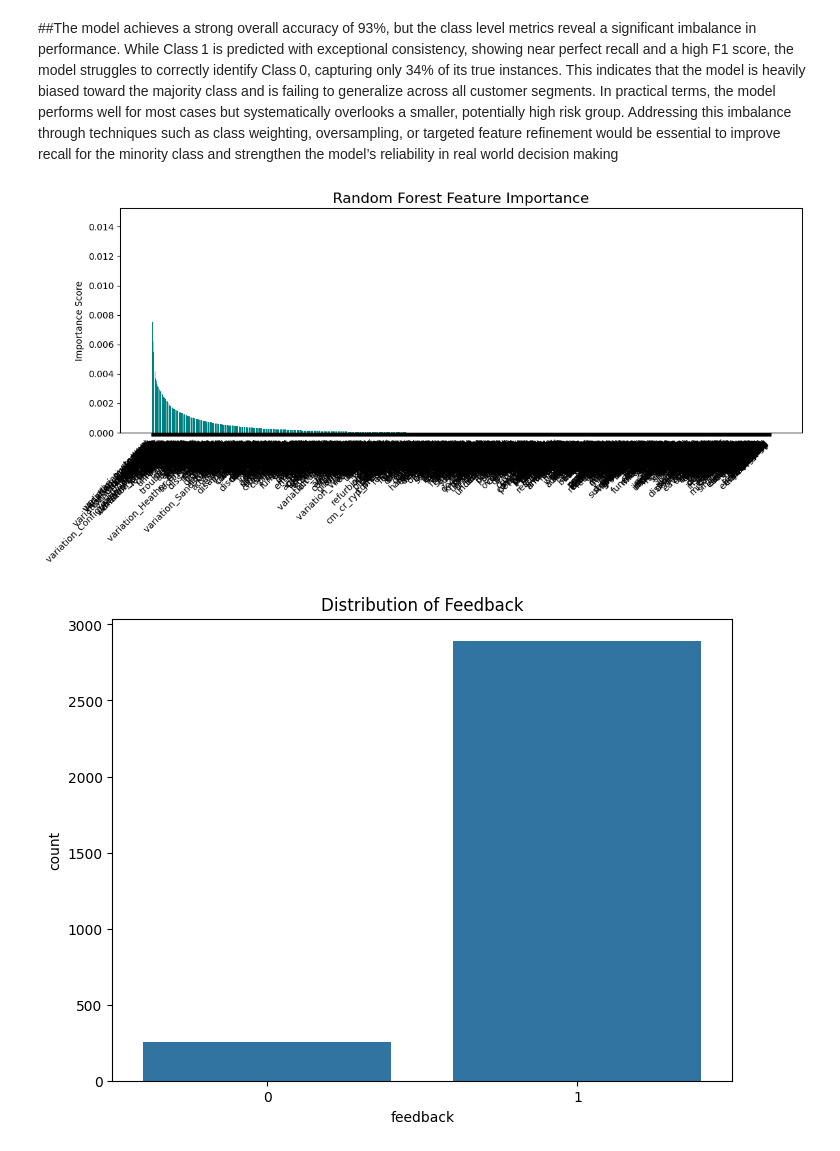
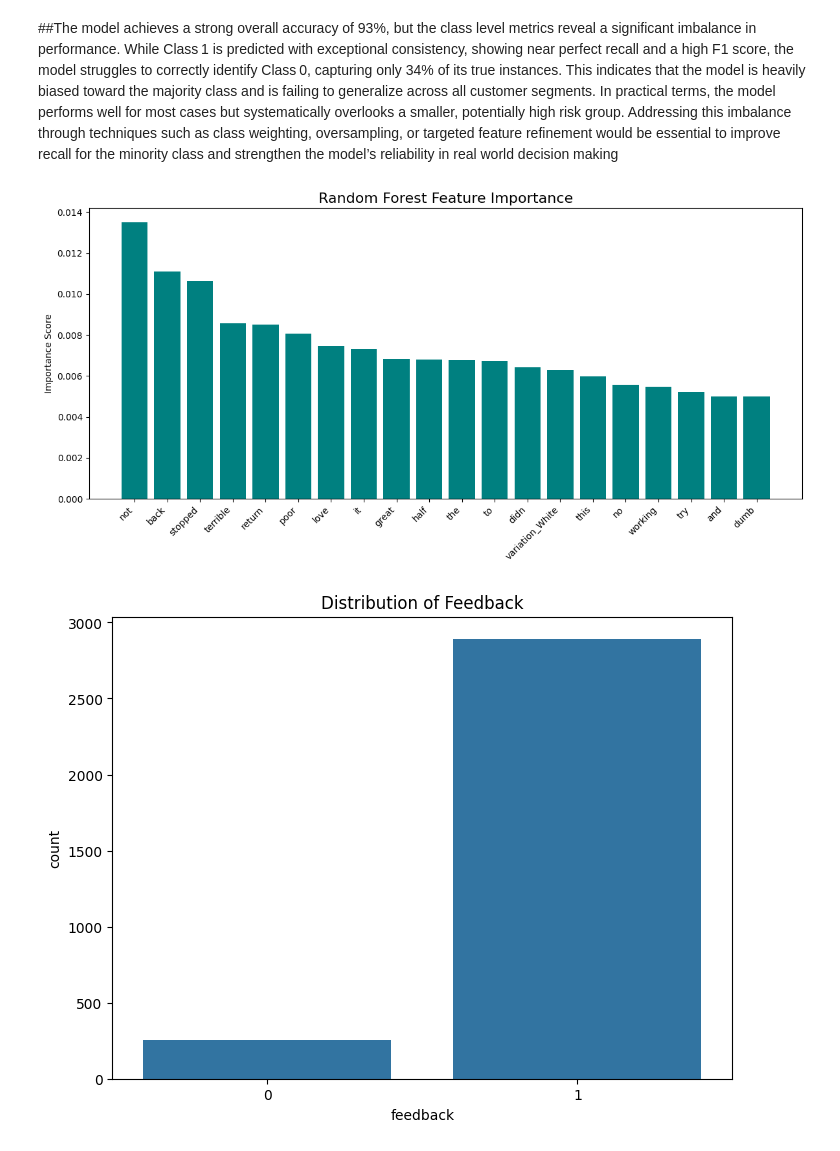
Before and after one commit to christinengalle19-collab/Assignement2New, a Jupyter notebook: Assignment10ai.ipynb, the cells around one changed output. Drawn from its saved outputs; the diff is of its cells as text; code cells hidden in the pictures.

```diff
--- a/Assignment10ai.ipynb
+++ b/Assignment10ai.ipynb
@@ -75,3 +74,6 @@ variation           0
 verified_reviews    1
 feedback            0
 dtype: int64
+# %%
+#handling missing values
+df['verified_reviews']= df['verified_reviews'].fillna('')
@@ -256,10 +258,13 @@ df_combined.head()
 # %%
-# Prepare data for  random forestmodeling
-# TODO: Split the data into features (X) and target (y)
-# Hint: The target variable is 'feedback'
-x = combine.drop(['feedback', 'verified_reviews'], axis=1)
-# Ensure y is a single Series by selecting the first 'feedback' column
-y = combine['feedback'].iloc[:, 0]
+# Prepare data for random forest modeling
+# Split the data into features (X) and target (y)
+
+# The 'verified_reviews' column has already been removed in previous steps
+# and 'feedback' is the target variable. So, we only drop 'feedback' from features.
+x = df_combined.drop(['feedback'], axis=1)
+
+# Ensure y is a single 1D NumPy array to prevent 'multilabel-indicator' issues
+y = df_combined['feedback'].values.ravel()
 # %%
 # TODO: Split the data into training and testing sets
 # Hint: Use train_test_split from sklearn.model_selection
@@ -309,24 +321,24 @@ weighted avg       0.92      0.93      0.92       630
 # %%
 # Feature Importance
 # TODO: Visualize feature importance
 # Hint: Access feature_importances_ attribute of the trained model
 # Extract and sort feature importances
 importances = rf.feature_importances_
-indices = np.argsort(importances)[::-1]
+indices = np.argsort(importances)[::-1] [:20]
 
 # Sort feature names accordingly
 feature_names = x_train.columns[indices]
 
 # Plot
 plt.figure(figsize=(12, 6))
-plt.bar(range(len(importances)), importances[indices], color='teal')
-plt.xticks(range(len(importances)), feature_names, rotation=45, ha='right')
+plt.bar(range(len(indices)), importances[indices], color='teal')
+plt.xticks(range(len(indices)), feature_names, rotation=45, ha='right')
 plt.title("Random Forest Feature Importance", fontsize=16)
 plt.ylabel("Importance Score")
 plt.tight_layout()
 plt.show()
 # %% [output]
-[figure, old version]
+[figure, new version]
 # %%
 # Example usage of your prediction function:
 # new_review = "I love my Alexa device! It's so helpful."
```
Also changed, not shown: parts of 15 cells of this notebook.
